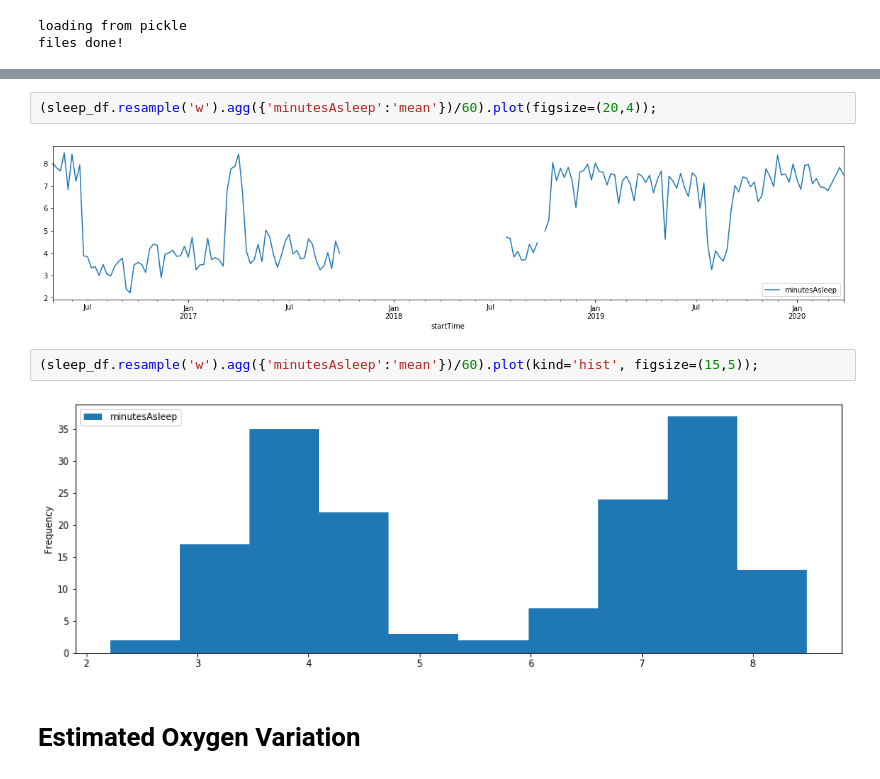
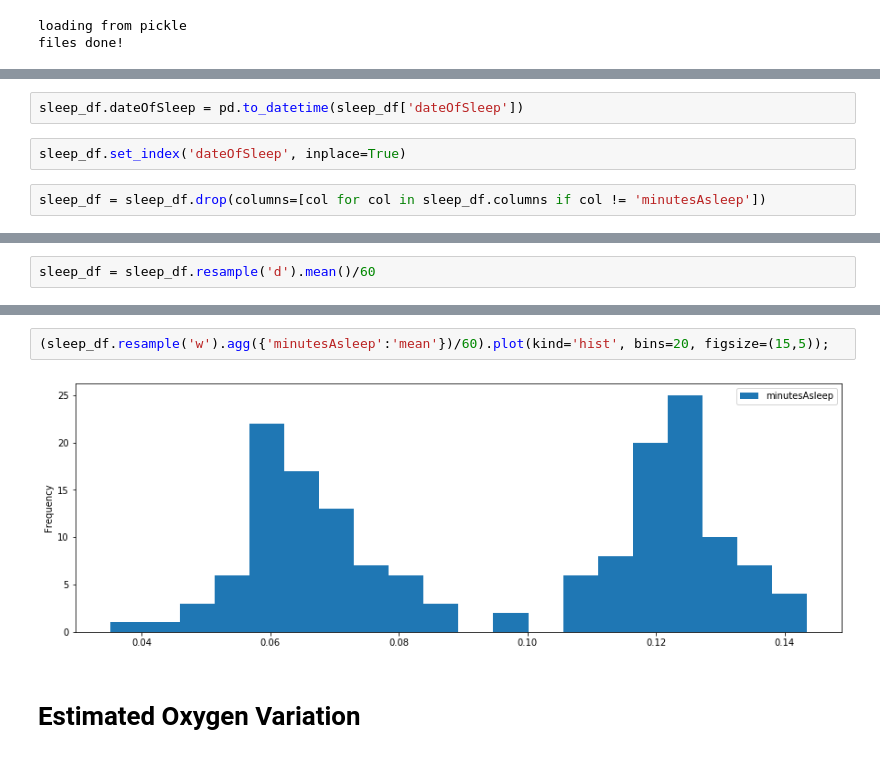
Before and after one commit to DanCorley/fitbit_data, a Jupyter notebook: fitbit.ipynb, the cells around one changed output, grey strips where cells are left out. Drawn from its saved outputs; the diff is of its cells as text.

```diff
--- a/fitbit.ipynb
+++ b/fitbit.ipynb
@@ -148,0 +114,6 @@ sleep_df.head(2)
+# %%
+sleep_df.dateOfSleep = pd.to_datetime(sleep_df['dateOfSleep'])
+# %%
+sleep_df.set_index('dateOfSleep', inplace=True)
+# %%
+sleep_df = sleep_df.drop(columns=[col for col in sleep_df.columns if col != 'minutesAsleep'])
@@ -148,0 +129,2 @@ sleep_df.head(2)
+# %%
+sleep_df = sleep_df.resample('d').mean()/60
@@ -149,11 +141,7 @@ sleep_df.head(2)
 # %%
-(sleep_df.resample('w').agg({'minutesAsleep':'mean'})/60).plot(figsize=(20,4));
+(sleep_df.resample('w').agg({'minutesAsleep':'mean'})/60).plot(kind='hist', bins=20, figsize=(15,5));
 # %% [output]
-[figure, old version]
+[figure, new version]
-# %%
-(sleep_df.resample('w').agg({'minutesAsleep':'mean'})/60).plot(kind='hist', figsize=(15,5));
-# %% [output]
-[figure, removed]
 # %% [markdown]
 # Estimated Oxygen Variation
 # %%
```
Also changed, not shown: parts of 19 cells of this notebook, 4 other files.
